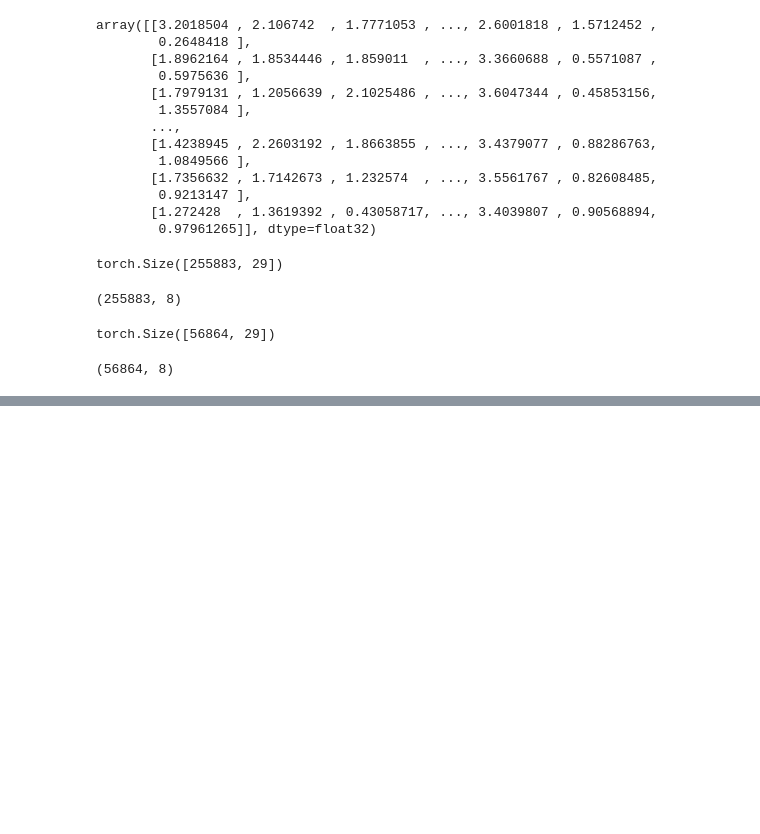
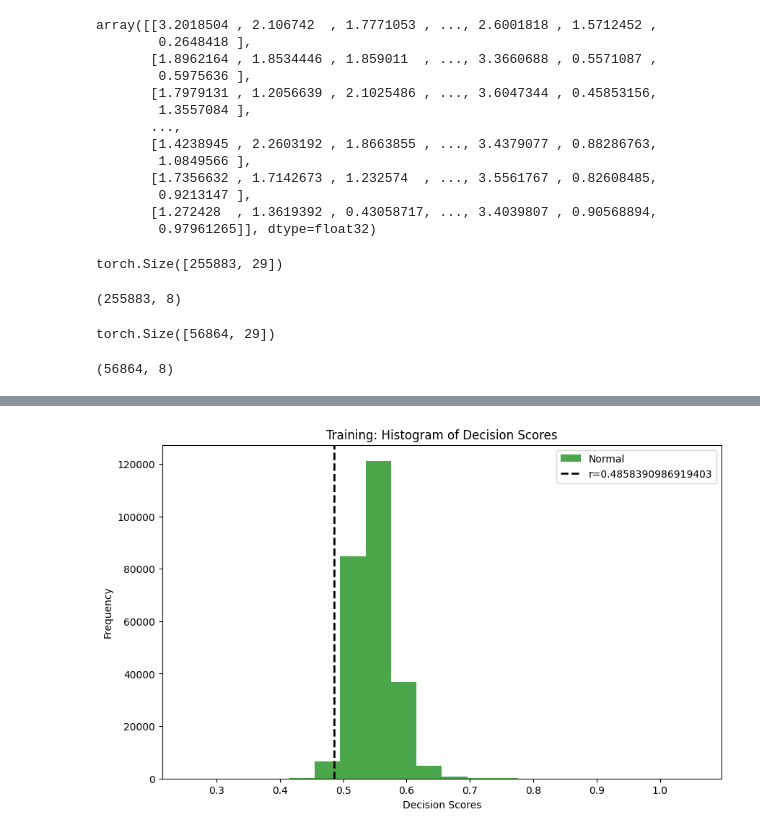
Before and after one commit to Hasosh/Credit-Card-Fraud-Detection, a Jupyter notebook: src/main/auxiliary.ipynb, the cells around one changed output, grey strips where cells are left out. Cells and saved outputs as stored; diff of their text form; code cells hidden in the pictures; blank space fills up the shorter version.

Commit message:
updated notebooks e.g. visualization OCNN

```diff
--- a/src/main/auxiliary.ipynb
+++ b/src/main/auxiliary.ipynb
@@ -577,0 +937,7 @@ with open('../../data/setup_1_latent.pkl', 'wb') as file:
+# %%
+# Model and Optimizer
+model = OneClassNN(input_dim, hidden_layer_size)
+optimizer = optim.Adam(model.parameters(), lr=init_lr)
+# %%
+device = torch.device("cuda" if torch.cuda.is_available() else "cpu")
+model = model.to(device)
@@ -577,0 +1035,7 @@ with open('../../data/setup_1_latent.pkl', 'wb') as file:
+# %%
+# Evaluation on test data
+model.eval()
+with torch.no_grad():
+    train_outputs = model(torch.Tensor(X_train).to(device))
+    train_scores = train_outputs.cpu().numpy()
+train_scores
@@ -577,0 +1050,18 @@ with open('../../data/setup_1_latent.pkl', 'wb') as file:
+# %%
+train_scores = np.reshape(train_scores, -1)
+# %%
+import matplotlib.pyplot as plt
+import numpy as np
+
+# Create histogram
+plt.figure(figsize=(10, 6))
+plt.hist(train_scores, bins=20, alpha=0.7, label='Normal', color='green')
+plt.axvline(r, color='black', linestyle='dashed', linewidth=2, label=f'r={r}')
+plt.xlabel('Decision Scores')
+plt.ylabel('Frequency')
+plt.title('Training: Histogram of Decision Scores')
+plt.legend()
+plt.savefig("Histogram_decision_scores.png")
+plt.show()
+# %% [output]
+[figure, added]
```
Also changed, not shown: parts of 33 cells of this notebook.
